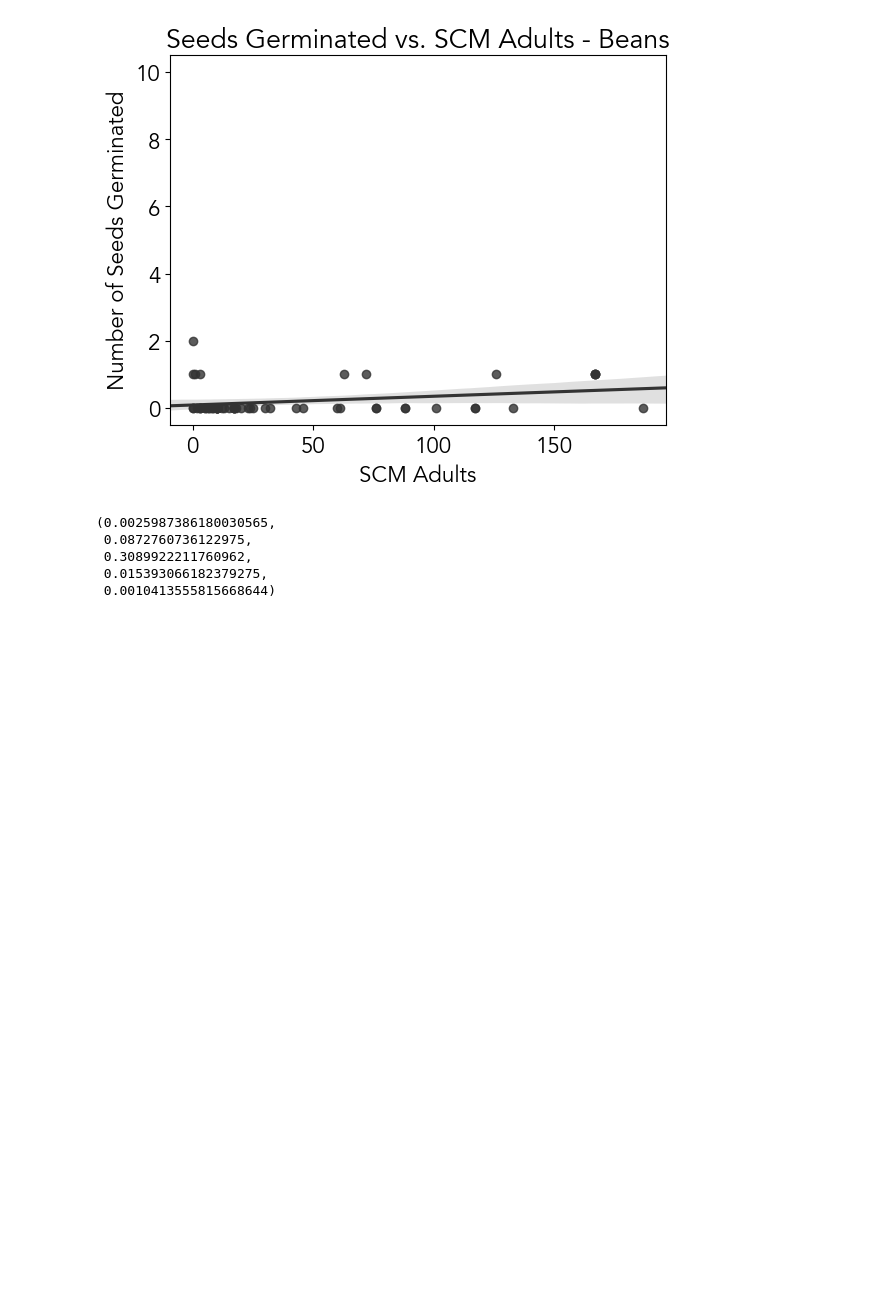
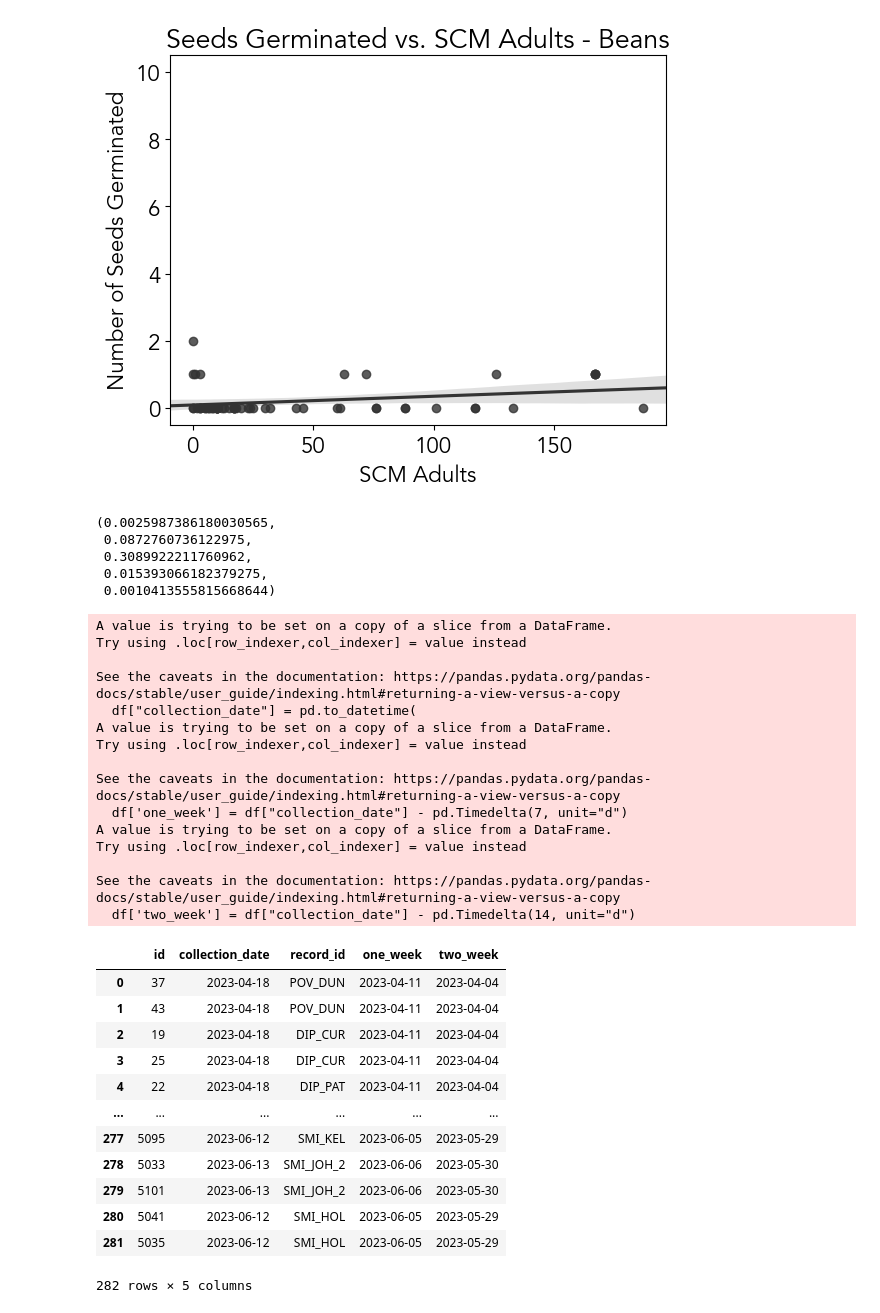
Before and after one commit to chloecho31/cornell, a Jupyter notebook: SCM/2023/2023_scm_data_exploration.ipynb, the cells around one changed output. Cells and saved outputs as stored; diff of their text form; code cells hidden in the pictures; blank space fills up the shorter version.

Commit message:
wire mesh climate averages

```diff
--- a/SCM/2023/2023_scm_data_exploration.ipynb
+++ b/SCM/2023/2023_scm_data_exploration.ipynb
@@ -2066,3 +2049,41 @@ slope, intercept, r_value, p_value, std_err
  0.3089922211760962,
  0.015393066182379275,
  0.0010413555815668644)
+# %%
+wire_mesh_clean = pd.read_csv('Data/2023_wire_mesh_clean.csv')
+df = wire_mesh_clean[['id', 'collection_date', 'record_id']]
+df["collection_date"] = pd.to_datetime(
+    df["collection_date"], format="%m/%d/%y"
+)
+df['one_week'] = df["collection_date"] - pd.Timedelta(7, unit="d")
+df['two_week'] = df["collection_date"] - pd.Timedelta(14, unit="d")
+df
+# %% [output]
+A value is trying to be set on a copy of a slice from a DataFrame.
+Try using .loc[row_indexer,col_indexer] = value instead
+
+See the caveats in the documentation: https://pandas.pydata.org/pandas-docs/stable/user_guide/indexing.html#returning-a-view-versus-a-copy
+  df["collection_date"] = pd.to_datetime(
+A value is trying to be set on a copy of a slice from a DataFrame.
+Try using .loc[row_indexer,col_indexer] = value instead
+
+See the caveats in the documentation: https://pandas.pydata.org/pandas-docs/stable/user_guide/indexing.html#returning-a-view-versus-a-copy
+  df['one_week'] = df["collection_date"] - pd.Timedelta(7, unit="d")
+A value is trying to be set on a copy of a slice from a DataFrame.
+Try using .loc[row_indexer,col_indexer] = value instead
+
+See the caveats in the documentation: https://pandas.pydata.org/pandas-docs/stable/user_guide/indexing.html#returning-a-view-versus-a-copy
+  df['two_week'] = df["collection_date"] - pd.Timedelta(14, unit="d")
+|  | id | collection_date | record_id | one_week | two_week |
+| 0 | 37 | 2023-04-18 | POV_DUN | 2023-04-11 | 2023-04-04 |
+| 1 | 43 | 2023-04-18 | POV_DUN | 2023-04-11 | 2023-04-04 |
+| 2 | 19 | 2023-04-18 | DIP_CUR | 2023-04-11 | 2023-04-04 |
+| 3 | 25 | 2023-04-18 | DIP_CUR | 2023-04-11 | 2023-04-04 |
+| 4 | 22 | 2023-04-18 | DIP_PAT | 2023-04-11 | 2023-04-04 |
+| ... | ... | ... | ... | ... | ... |
+| 277 | 5095 | 2023-06-12 | SMI_KEL | 2023-06-05 | 2023-05-29 |
+| 278 | 5033 | 2023-06-13 | SMI_JOH_2 | 2023-06-06 | 2023-05-30 |
+| 279 | 5101 | 2023-06-13 | SMI_JOH_2 | 2023-06-06 | 2023-05-30 |
+| 280 | 5041 | 2023-06-12 | SMI_HOL | 2023-06-05 | 2023-05-29 |
+| 281 | 5035 | 2023-06-12 | SMI_HOL | 2023-06-05 | 2023-05-29 |
+282 rows × 5 columns
```
Also changed, not shown: parts of 5 cells of this notebook, 5 other files.
